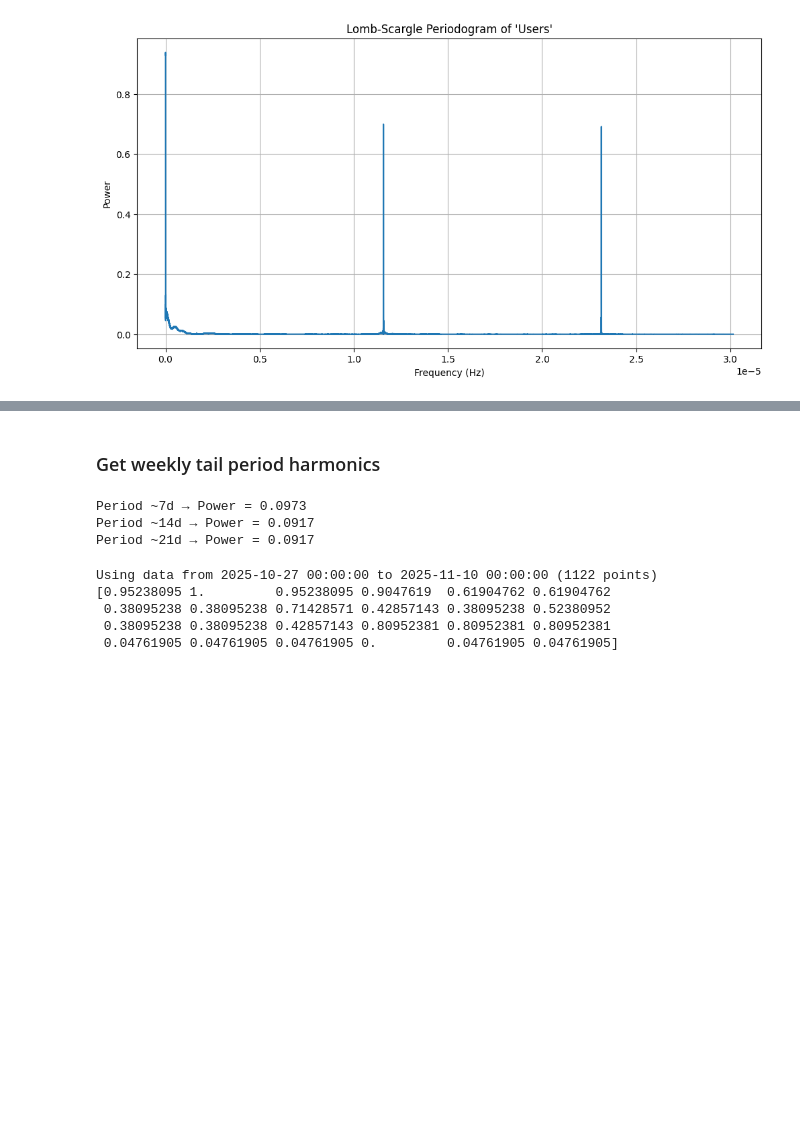
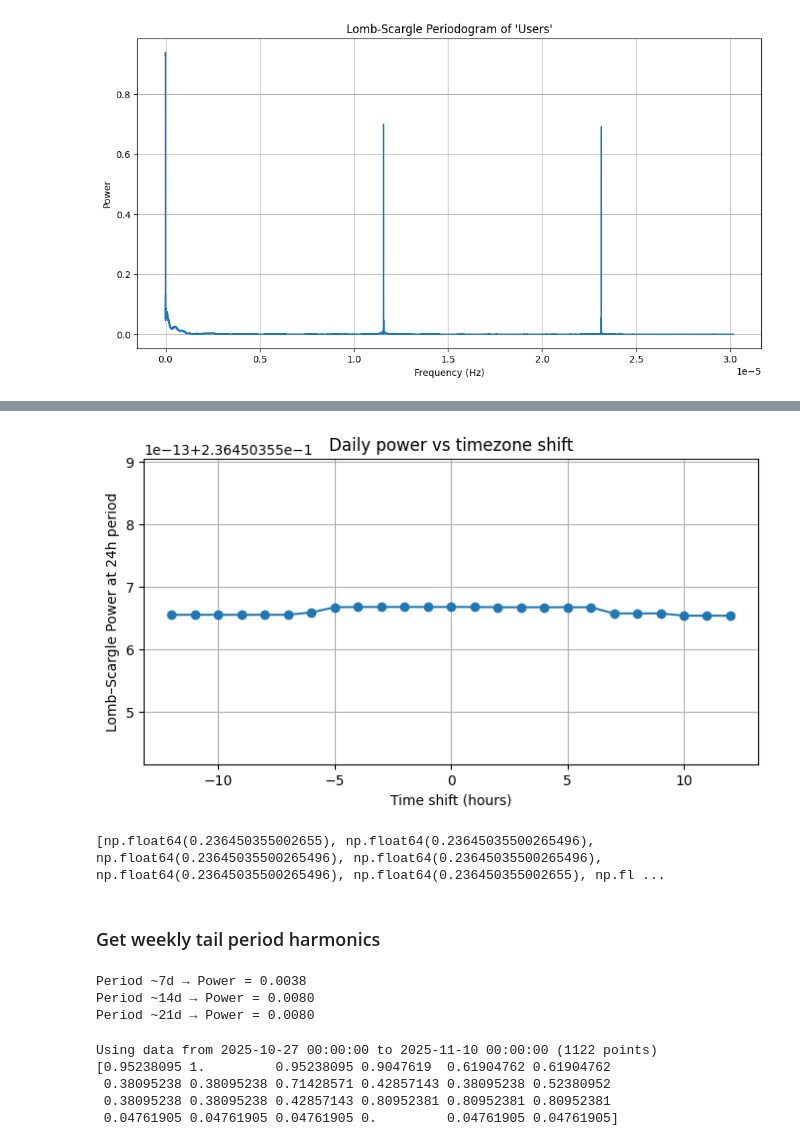
Before and after one commit to LeimKcaj/SteamUsers_Timeseries_Tracking, a Jupyter notebook: notebooks/fourier.ipynb, the cells around one changed output, grey strips where cells are left out. Cells and saved outputs as stored; diff of their text form; code cells hidden in the pictures; blank space fills up the shorter version.

Commit message:
modif sur lomb-scargle et up_down notebooks

```diff
--- a/notebooks/fourier.ipynb
+++ b/notebooks/fourier.ipynb
@@ -665,33 +671,40 @@ import plotly.io as pio
 pio.renderers.default = "browser"
 fig.show()
 # %%
-#import numpy as np
-#
-#def power_at_period(y, t, target_hours):
-#    freq_target = 1 / (target_hours * 3600)
-#    return LombScargle(t, y).power(freq_target)
-#
-#offsets = np.arange(-12, 13, 1)  # test -12h to +12h offsets
-#powers = []
-#for shift in offsets:
-#    shifted_t = t + shift * 3600
-#    p = power_at_period(y, shifted_t, 24)
-#    powers.append(p)
-#
-#plt.figure(figsize=(8,4))
-#plt.plot(offsets, powers, marker='o')
-#plt.xlabel("Time shift (hours)")
-#plt.ylabel("Lomb–Scargle Power at 24h period")
-#plt.title("Daily power vs timezone shift")
-#plt.grid(True)
-#plt.show()
-#
-#print(powers)
+import numpy as np
+
+t = (df_clean["DateTime"] - df_clean["DateTime"].min()).dt.total_seconds().values
+y = df_clean["Users"].values
+
+def power_at_period(y, t, target_hours):
+    freq_target = 1 / (target_hours * 3600)
+    return LombScargle(t, y).power(freq_target)
+
+offsets = np.arange(-12, 13, 1)  # test -12h to +12h offsets
+powers = []
+for shift in offsets:
+    shifted_t = t + shift * 3600
+    p = power_at_period(y, shifted_t, 24)
+    powers.append(p)
+
+plt.figure(figsize=(8,4))
+plt.plot(offsets, powers, marker='o')
+plt.xlabel("Time shift (hours)")
+plt.ylabel("Lomb–Scargle Power at 24h period")
+plt.title("Daily power vs timezone shift")
+plt.grid(True)
+plt.show()
+
+print(powers)
+# %% [output]
+[figure, added]
+[np.float64(0.236450355002655), np.float64(0.23645035500265496), np.float64(0.23645035500265496), np.float64(0.23645035500265496), np.float64(0.23645035500265496), np.float64(0.236450355002655), np.fl ...
 # %% [markdown]
 ### Get weekly tail period harmonics
 # %%
 from astropy.timeseries import LombScargle
-
+t = (df_clean["DateTime"] - df_clean["DateTime"].min()).dt.total_seconds().values
+y = df_clean["Users"].values
 # Compute full periodogram again (same recent slice)
 freq, power = LombScargle(t, y).autopower(minimum_frequency=1e-6, maximum_frequency=1e-4)
 
@@ -703,9 +716,9 @@ for p in [7, 14, 21]:
     nearest_idx = np.argmin(np.abs(period_days - p))
     print(f"Period ~{p}d → Power = {power[nearest_idx]:.4f}")
 # %% [output]
-Period ~7d → Power = 0.0973
-Period ~14d → Power = 0.0917
-Period ~21d → Power = 0.0917
+Period ~7d → Power = 0.0038
+Period ~14d → Power = 0.0080
+Period ~21d → Power = 0.0080
 # %%
 # --- Step 1: select the most recent 2 weeks ---
 end_date = df_ls_2["DateTime"].max()
```
Also changed, not shown: parts of 10 cells of this notebook, 2 other files.
